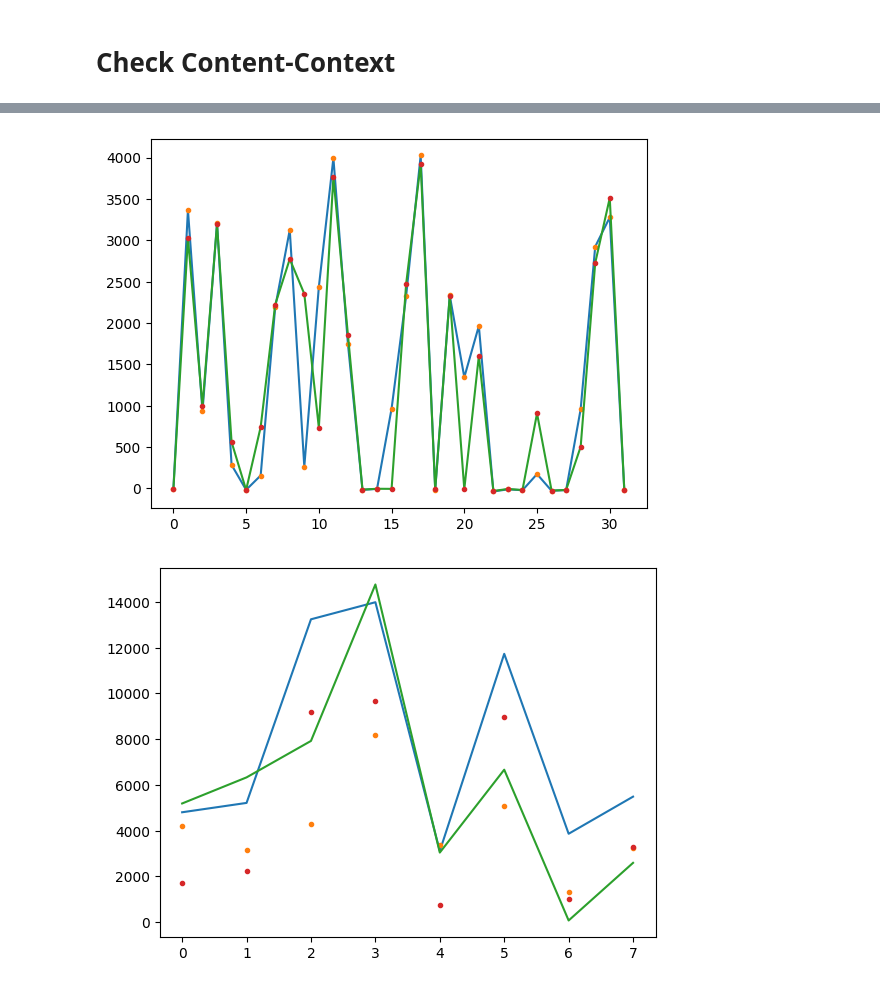
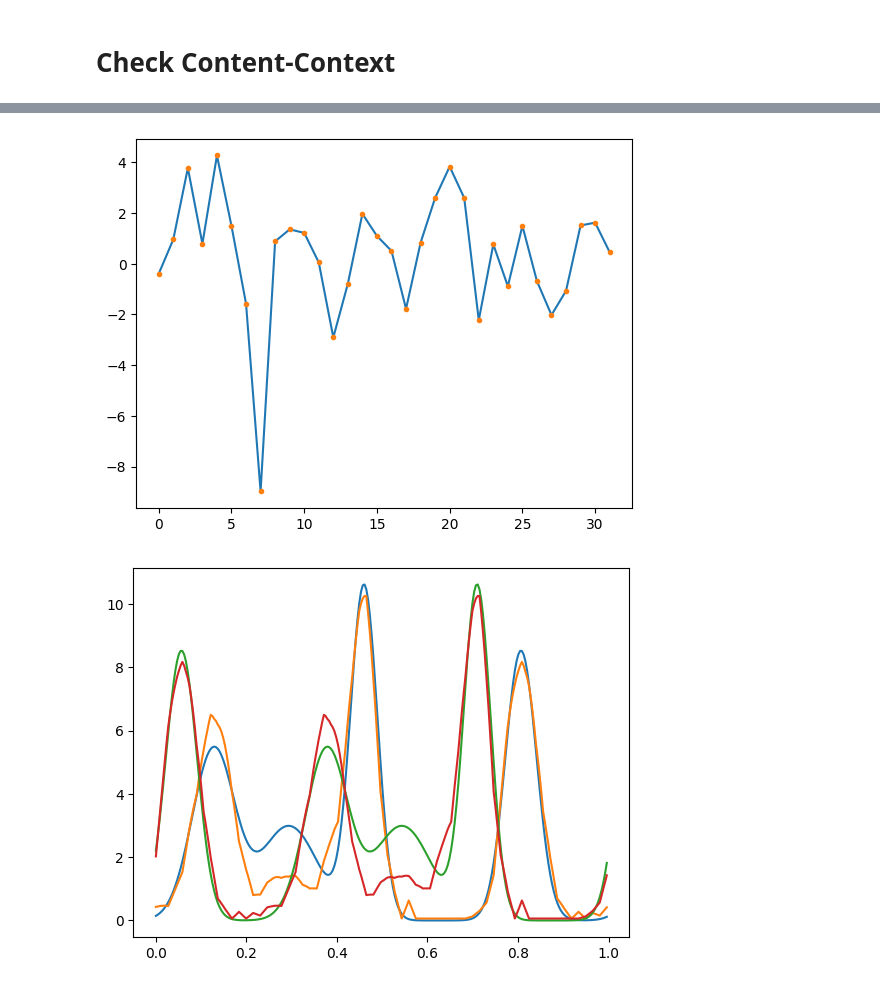
Before and after one commit to c-earth/diff2struct, a Jupyter notebook: periodicAutoencoder1d.ipynb, the cells around one changed output, grey strips where cells are left out. Saved outputs shown, nothing was run; the diff lists cells and outputs as text; code cells hidden in the pictures.

```diff
--- a/periodicAutoencoder1d.ipynb
+++ b/periodicAutoencoder1d.ipynb
@@ -254,33 +202,17 @@ class Decoder(nn.Module):
 # %%
 class PAE(nn.Module):
-    # def __init__(self, pencoder, pdecoder):
-    #     super(PAE, self).__init__()
-    #     self.pencoder = pencoder
-    #     self.pdecoder = pdecoder
-
-    #     self.pencoder.to(device)
-    #     self.pdecoder.to(device)
-
-    # def forward(self, x):
-    #     pencoded, shiftss = self.pencoder(x)
-    #     pdecoded = self.pdecoder(pencoded, shiftss)
-    #     return pdecoded
-
-    def __init__(self, encoder, pencoder, decoder):
+    def __init__(self, pencoder, pdecoder):
         super(PAE, self).__init__()
         self.pencoder = pencoder
-        self.encoder = encoder
-        self.decoder = decoder
+        self.pdecoder = pdecoder
 
         self.pencoder.to(device)
-        self.encoder.to(device)
-        self.decoder.to(device)
+        self.pdecoder.to(device)
 
     def forward(self, x):
-        encoded = self.encoder(x)
-        pencoded, _ = self.pencoder(x)
-        decoded = self.decoder(torch.concat([pencoded, encoded], dim = 1))
-        return decoded
+        pencoded, shiftss = self.pencoder(x)
+        pdecoded = self.pdecoder(pencoded, shiftss)
+        return pdecoded
 # %% [markdown]
 # Trainging Manager Class
 # %%
@@ -329,10 +261,10 @@ class Demo():
 # %% [markdown]
 # Train
 # %%
+conv_dim = 16
 latent_dim = 32
-p_dim = 8
 
-model = Demo(PAE(Encoder(p_dim), PEncoder(latent_dim), Decoder(latent_dim, p_dim)))
+model = Demo(PAE(PEncoder(conv_dim, latent_dim), PDecoder(conv_dim, latent_dim)))
 
-model.train(nn.MSELoss(), 1000, 64, data)
+model.train(nn.MSELoss(), 1000, 16, data)
 # %% [output]
@@ -341,7 +273,8 @@ Epoch 1000/1000, loss: 724.1641
 # %% [markdown]
 # Check Content-Context
 # %%
-a = torch.from_numpy(data[:2]).view(2, 1, -1)
+i = 1001
+a = torch.from_numpy(data[i:i+1]).view(1, 1, -1)
 # %%
 b = torch.roll(a, 64, dims = -1)
 # %%
@@ -355,16 +287,16 @@ plt.show()
 # %%
 plt.figure()
-for i in range(2):
-    plt.plot(model.network.pencoder(a)[0][i].detach().numpy().flatten())
-    plt.plot(model.network.pencoder(b)[0][i].detach().numpy().flatten(), '.')
+plt.plot(model.network.pencoder(a)[0][0].detach().numpy().flatten())
+plt.plot(model.network.pencoder(b)[0][0].detach().numpy().flatten(), '.')
 plt.show()
 # %% [output]
-[figure, old version]
+[figure, new version]
 # %%
 plt.figure()
-for i in range(2):
-    plt.plot(model.network.encoder(a)[i].detach().numpy().flatten())
-    plt.plot(model.network.encoder(b)[i].detach().numpy().flatten(), '.')
+plt.plot(x, a[0][0].detach().numpy().flatten())
+plt.plot(x, model.network(a)[0][0].detach().numpy().flatten())
+plt.plot(x, b[0][0].detach().numpy().flatten())
+plt.plot(x, model.network(b)[0][0].detach().numpy().flatten())
 plt.show()
 # %% [output]
-[figure, old version]
+[figure, new version]
```
Also changed, not shown: parts of 13 cells of this notebook, 1 other file.
